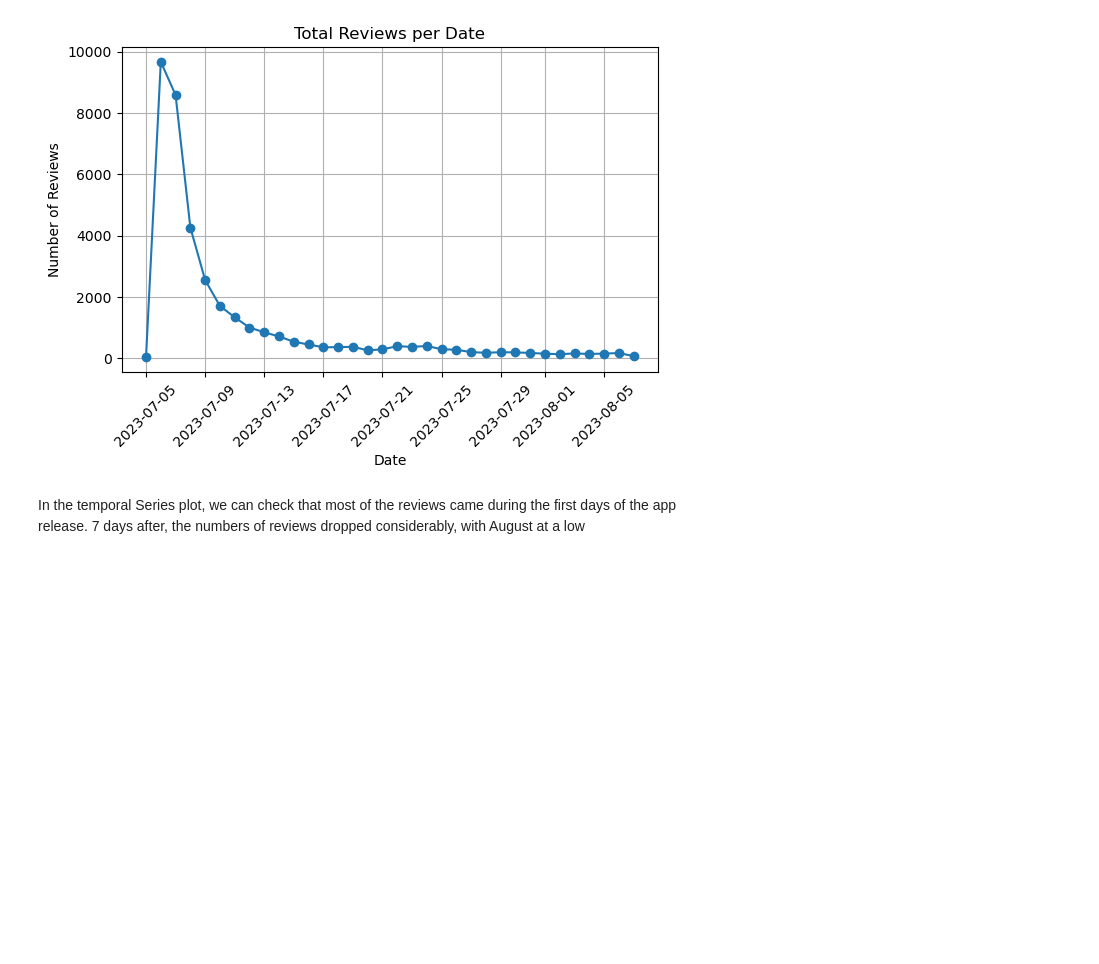
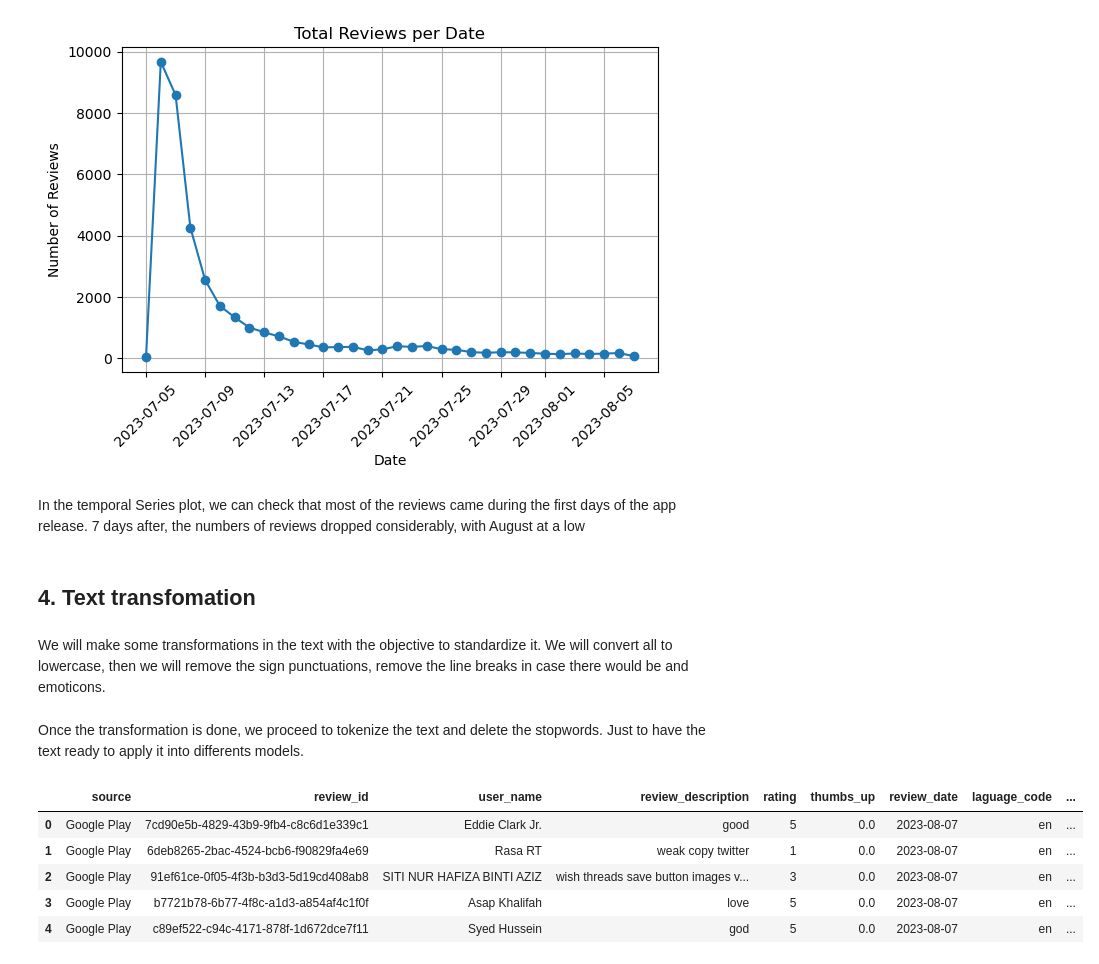
Before and after one commit to ComputingVictor/Thread_app_dataset, a Jupyter notebook: 1_ExploratoryDataAnalysis.ipynb, the cells around one changed output. Cells and saved outputs as stored; diff of their text form; code cells hidden in the pictures; blank space fills up the shorter version.

```diff
--- a/1_ExploratoryDataAnalysis.ipynb
+++ b/1_ExploratoryDataAnalysis.ipynb
@@ -254,3 +290,54 @@ plt.show()
 [figure]
 # %% [markdown]
 In the temporal Series plot, we can check that most of the reviews came during the first days of the app release. 7 days after, the numbers of reviews dropped considerably, with August at a low
+# %% [markdown]
+## <a name="text"> 4. Text transfomation <a>
+# %% [markdown]
+We will make some transformations in the text with the objective to standardize it. We will convert all to lowercase, then we will remove the sign punctuations, remove the line breaks in case there would be and emoticons.
+# %%
+# Convert the text column to lowercase.
+
+threads_df['review_description'] = threads_df['review_description'].str.lower()
+
+# Delete emoticons with text.
+
+threads_df['review_description'] = threads_df['review_description'].str.replace('[\:\;\=][\-\^]?[\(\)\[\]\{\}\@D\|Pp\$\*\+\#]','')
+
+# Delete punctuation signs.
+
+threads_df['review_description'] = threads_df['review_description'].str.replace('[^\w\s]','')
+
+# Delete /n from text.
+
+threads_df['review_description'] = threads_df['review_description'].str.replace('\n',' ')
+# %% [markdown]
+Once the transformation is done, we proceed to tokenize the text and delete the stopwords. Just to have the text ready to apply it into differents models.
+# %%
+# Convert the reviewText column to string.
+
+threads_df['review_description'] = threads_df['review_description'].astype(str)
+
+# Tokenize the text.
+
+threads_df['review_description'] = threads_df['review_description'].apply(nltk.word_tokenize)
+
+# Delete the stopwords from text.
+
+stop_words = set(stopwords.words('english'))
+
+threads_df['review_description'] = threads_df['review_description'].apply(lambda x: [item for item in x if item not in stop_words])
+
+# Convert reviewText column to string with space between words.
+
+threads_df['review_description'] = threads_df['review_description'].apply(lambda x: ' '.join(x))
+
+# Display first 5 rows
+
+threads_df.head()
+# %% [output]
+|  | source | review_id | user_name | review_description | rating | thumbs_up | review_date | laguage_code | ... |
+| 0 | Google Play | 7cd90e5b-4829-43b9-9fb4-c8c6d1e339c1 | Eddie Clark Jr. | good | 5 | 0.0 | 2023-08-07 | en | ... |
+| 1 | Google Play | 6deb8265-2bac-4524-bcb6-f90829fa4e69 | Rasa RT | weak copy twitter | 1 | 0.0 | 2023-08-07 | en | ... |
+| 2 | Google Play | 91ef61ce-0f05-4f3b-b3d3-5d19cd408ab8 | SITI NUR HAFIZA BINTI AZIZ | wish threads save button images v... | 3 | 0.0 | 2023-08-07 | en | ... |
+| 3 | Google Play | b7721b78-6b77-4f8c-a1d3-a854af4c1f0f | Asap Khalifah | love | 5 | 0.0 | 2023-08-07 | en | ... |
+| 4 | Google Play | c89ef522-c94c-4171-878f-1d672dce7f11 | Syed Hussein | god | 5 | 0.0 | 2023-08-07 | en | ... |
```
Also changed, not shown: parts of 16 cells of this notebook.
